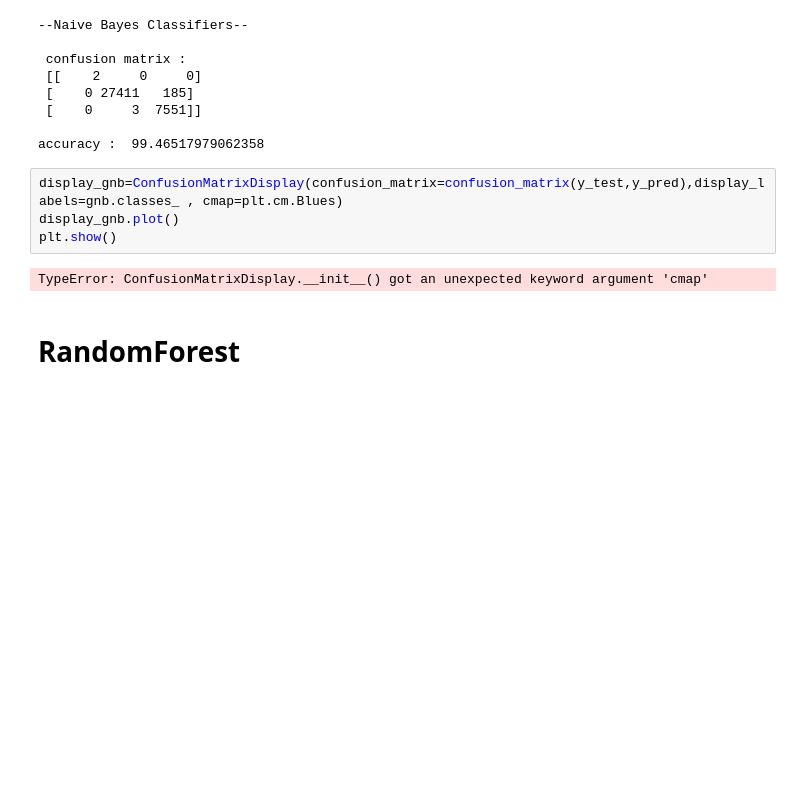
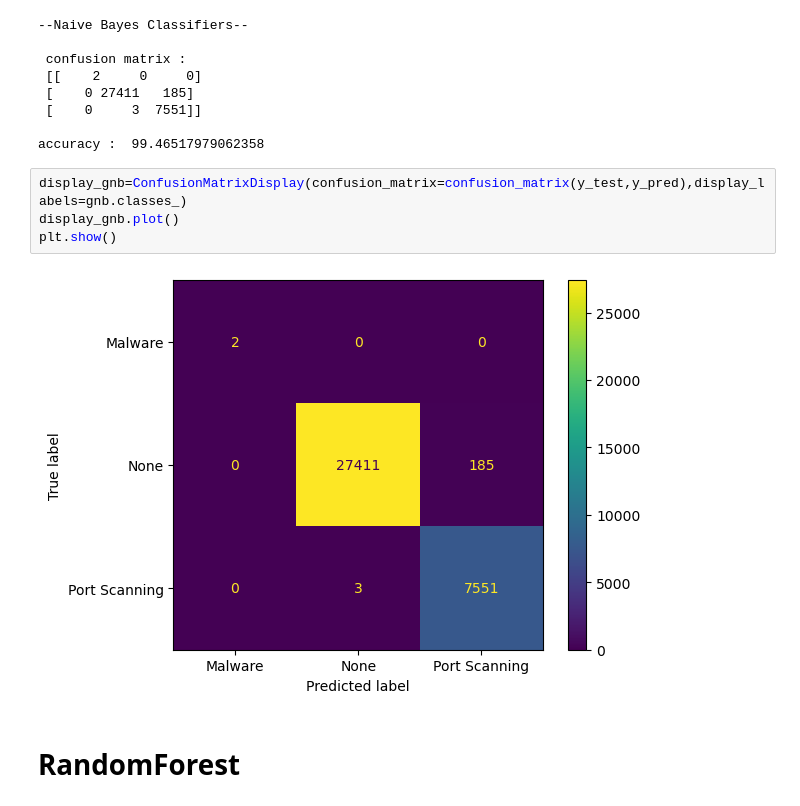
Before and after one commit to Tuwaiq-Data-Science-Bootcamp-V3/Bootcamp-Project-4-Machine-Learning, a Jupyter notebook: Bootcamp-Project-4.ipynb, the cells around one changed output. Cells and saved outputs as stored; diff of their text form; blank space fills up the shorter version.

```diff
--- a/Bootcamp-Project-4.ipynb
+++ b/Bootcamp-Project-4.ipynb
@@ -105,11 +105,11 @@ print("accuracy : ",accuracy_score(y_test,y_pred)*100)
 
 accuracy :  99.46517979062358
 # %%
-display_gnb=ConfusionMatrixDisplay(confusion_matrix=confusion_matrix(y_test,y_pred),display_labels=gnb.classes_ , cmap=plt.cm.Blues)
+display_gnb=ConfusionMatrixDisplay(confusion_matrix=confusion_matrix(y_test,y_pred),display_labels=gnb.classes_)
 display_gnb.plot()
 plt.show()
 # %% [output]
-TypeError: ConfusionMatrixDisplay.__init__() got an unexpected keyword argument 'cmap'
+[figure, added]
 # %% [markdown]
 # RandomForest
 # %%
```
Also changed, not shown: 4 other files.
